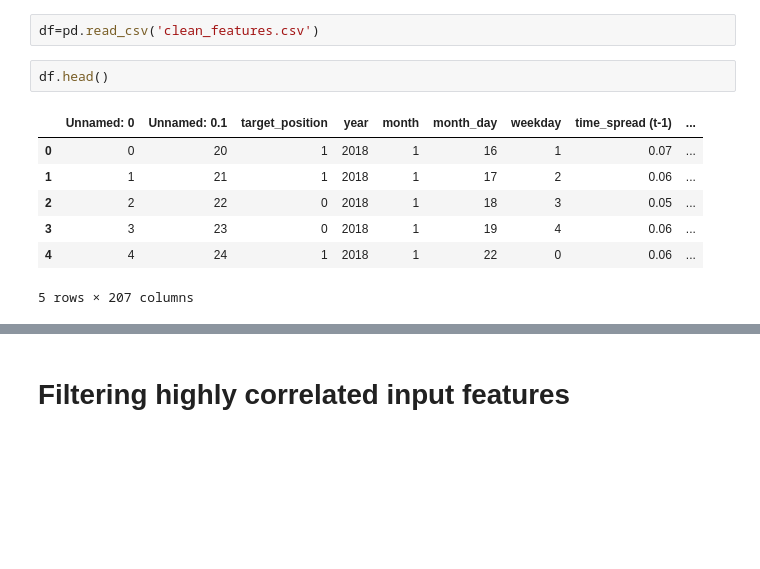
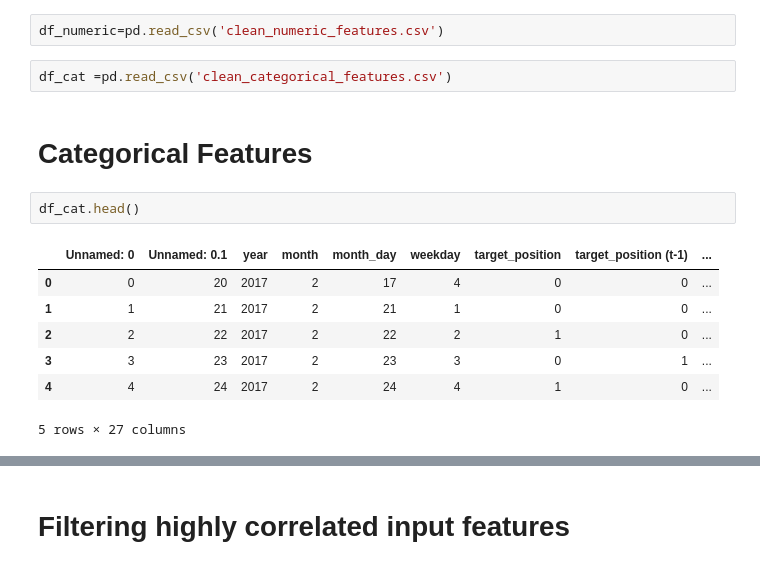
Before and after one commit to abu-rayyan/oil_futures, a Jupyter notebook: src/features_selection_classification.ipynb, the cells around one changed output, grey strips where cells are left out. Cells and saved outputs as stored; diff of their text form; blank space fills up the shorter version.

Commit message:
saved categorical and numerical feaures separately. Now applying different features selection for categorical and numerical features

```diff
--- a/src/features_selection_classification.ipynb
+++ b/src/features_selection_classification.ipynb
@@ -21,12 +38,16 @@ from sklearn.metrics import confusion_matrix
 # %%
-df=pd.read_csv('clean_features.csv')
+df_numeric=pd.read_csv('clean_numeric_features.csv')
+# %%
+df_cat =pd.read_csv('clean_categorical_features.csv')
+# %% [markdown]
+# Categorical Features
 # %%
-df.head()
+df_cat.head()
 # %% [output]
-|  | Unnamed: 0 | Unnamed: 0.1 | target_position | year | month | month_day | weekday | time_spread (t-1) | ... |
-| 0 | 0 | 20 | 1 | 2018 | 1 | 16 | 1 | 0.07 | ... |
-| 1 | 1 | 21 | 1 | 2018 | 1 | 17 | 2 | 0.06 | ... |
-| 2 | 2 | 22 | 0 | 2018 | 1 | 18 | 3 | 0.05 | ... |
-| 3 | 3 | 23 | 0 | 2018 | 1 | 19 | 4 | 0.06 | ... |
-| 4 | 4 | 24 | 1 | 2018 | 1 | 22 | 0 | 0.06 | ... |
+|  | Unnamed: 0 | Unnamed: 0.1 | year | month | month_day | weekday | target_position | target_position (t-1) | ... |
+| 0 | 0 | 20 | 2017 | 2 | 17 | 4 | 0 | 0 | ... |
+| 1 | 1 | 21 | 2017 | 2 | 21 | 1 | 0 | 0 | ... |
+| 2 | 2 | 22 | 2017 | 2 | 22 | 2 | 1 | 0 | ... |
+| 3 | 3 | 23 | 2017 | 2 | 23 | 3 | 0 | 1 | ... |
+| 4 | 4 | 24 | 2017 | 2 | 24 | 4 | 1 | 0 | ... |
-5 rows × 207 columns
+5 rows × 27 columns
```
Also changed, not shown: parts of 47 cells of this notebook, 11 other files.
